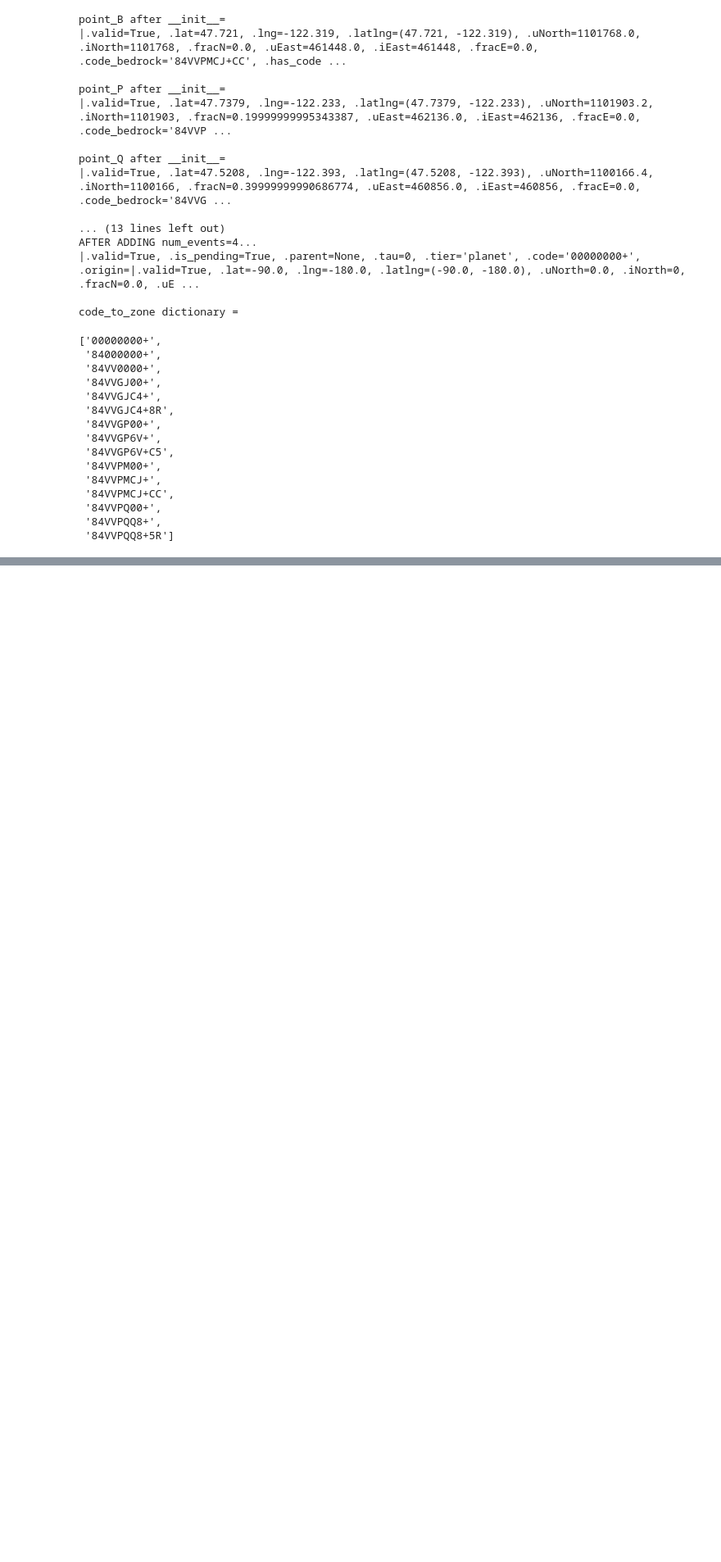
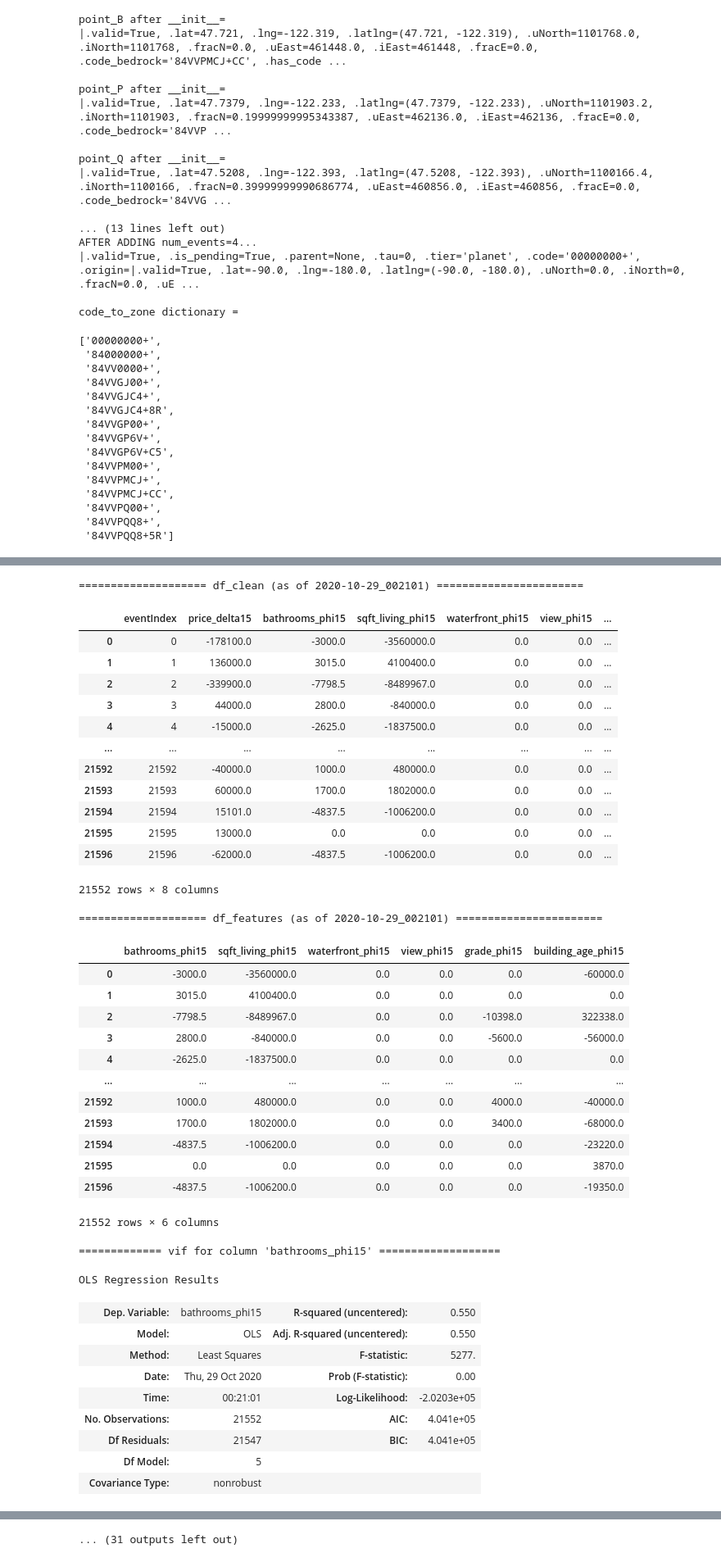
Before and after one commit to korinzumike/dsc-phase-2-project-online, a Jupyter notebook: collins_project2.ipynb, the cells around one changed output, grey strips where cells are left out. Shown at 82% size. Drawn from its saved outputs; the diff is of its cells as text; code cells hidden in the pictures; blank space fills up the shorter version.

```diff
--- a/collins_project2.ipynb
+++ b/collins_project2.ipynb
@@ -1436,0 +1495,78 @@ repr(events_KNN[-1])
+# %%
+def plot_corr(df):
+    corr = df.corr().abs()
+    plt.figure(figsize=(8, 5))
+    sns.heatmap(corr, fmt='0.2g', annot=True, cmap=sns.color_palette('Blues'))
+    plt.show()
+
+
+# VIF test is a great test for multicollinearity
+def calculate_vif(df, target_col, show_res=False):
+    x = df.drop(columns=[target_col])
+    y = df[target_col]
+    ols = sm.OLS(y, x).fit()
+    if show_res:
+        display(ols.summary())
+    vif = 1 / (1 - ols.rsquared)
+    return vif
+# %%
+stamp_now = datetime.now().strftime("%Y-%m-%d_%H%M%S")
+print(f"==================== df_clean (as of {stamp_now}) =======================")
+display(df_clean)
+print()
+
+
+
+col_target = f"price_delta{K_use}"
+
+df_features = df_clean.drop(columns=[col_target, col_eventIndex])
+stamp_now = datetime.now().strftime("%Y-%m-%d_%H%M%S")
+print(f"==================== df_features (as of {stamp_now}) =======================")
+display(df_features)
+print()
+
+for col_c in df_features.columns:
+    print(f"\n============= vif for column {repr(col_c)} ===================")
+    vif = calculate_vif(df=df_features, target_col=col_c, show_res=True)
+    print(f"column {repr(col_c)} has vif of {vif}")
+    print(f"==============================================================\n")
+# %% [output]
+==================== df_clean (as of 2020-10-29_002101) =======================
+|  | eventIndex | price_delta15 | bathrooms_phi15 | sqft_living_phi15 | waterfront_phi15 | view_phi15 | ... |
+| 0 | 0 | -178100.0 | -3000.0 | -3560000.0 | 0.0 | 0.0 | ... |
+| 1 | 1 | 136000.0 | 3015.0 | 4100400.0 | 0.0 | 0.0 | ... |
+| 2 | 2 | -339900.0 | -7798.5 | -8489967.0 | 0.0 | 0.0 | ... |
+| 3 | 3 | 44000.0 | 2800.0 | -840000.0 | 0.0 | 0.0 | ... |
+| 4 | 4 | -15000.0 | -2625.0 | -1837500.0 | 0.0 | 0.0 | ... |
+| ... | ... | ... | ... | ... | ... | ... | ... |
+| 21592 | 21592 | -40000.0 | 1000.0 | 480000.0 | 0.0 | 0.0 | ... |
+| 21593 | 21593 | 60000.0 | 1700.0 | 1802000.0 | 0.0 | 0.0 | ... |
+| 21594 | 21594 | 15101.0 | -4837.5 | -1006200.0 | 0.0 | 0.0 | ... |
+| 21595 | 21595 | 13000.0 | 0.0 | 0.0 | 0.0 | 0.0 | ... |
+| 21596 | 21596 | -62000.0 | -4837.5 | -1006200.0 | 0.0 | 0.0 | ... |
+21552 rows × 8 columns
+==================== df_features (as of 2020-10-29_002101) =======================
+|  | bathrooms_phi15 | sqft_living_phi15 | waterfront_phi15 | view_phi15 | grade_phi15 | building_age_phi15 |
+| 0 | -3000.0 | -3560000.0 | 0.0 | 0.0 | 0.0 | -60000.0 |
+| 1 | 3015.0 | 4100400.0 | 0.0 | 0.0 | 0.0 | 0.0 |
+| 2 | -7798.5 | -8489967.0 | 0.0 | 0.0 | -10398.0 | 322338.0 |
+| 3 | 2800.0 | -840000.0 | 0.0 | 0.0 | -5600.0 | -56000.0 |
+| 4 | -2625.0 | -1837500.0 | 0.0 | 0.0 | 0.0 | 0.0 |
+| ... | ... | ... | ... | ... | ... | ... |
+| 21592 | 1000.0 | 480000.0 | 0.0 | 0.0 | 4000.0 | -40000.0 |
+| 21593 | 1700.0 | 1802000.0 | 0.0 | 0.0 | 3400.0 | -68000.0 |
+| 21594 | -4837.5 | -1006200.0 | 0.0 | 0.0 | 0.0 | -23220.0 |
+| 21595 | 0.0 | 0.0 | 0.0 | 0.0 | 0.0 | 3870.0 |
+| 21596 | -4837.5 | -1006200.0 | 0.0 | 0.0 | 0.0 | -19350.0 |
+21552 rows × 6 columns
+============= vif for column 'bathrooms_phi15' ===================
+OLS Regression Results
+| Dep. Variable: | bathrooms_phi15 | R-squared (uncentered): | 0.550 |
+| Model: | OLS | Adj. R-squared (uncentered): | 0.550 |
+| Method: | Least Squares | F-statistic: | 5277. |
+| Date: | Thu, 29 Oct 2020 | Prob (F-statistic): | 0.00 |
+| Time: | 00:21:01 | Log-Likelihood: | -2.0203e+05 |
+| No. Observations: | 21552 | AIC: | 4.041e+05 |
+| Df Residuals: | 21547 | BIC: | 4.041e+05 |
+| Df Model: | 5 |  |  |
+| Covariance Type: | nonrobust |  |  |
@@ -1436,0 +1587 @@ repr(events_KNN[-1])
+... (31 outputs left out)
```
Also changed, not shown: parts of 11 cells of this notebook, 3 other files.
